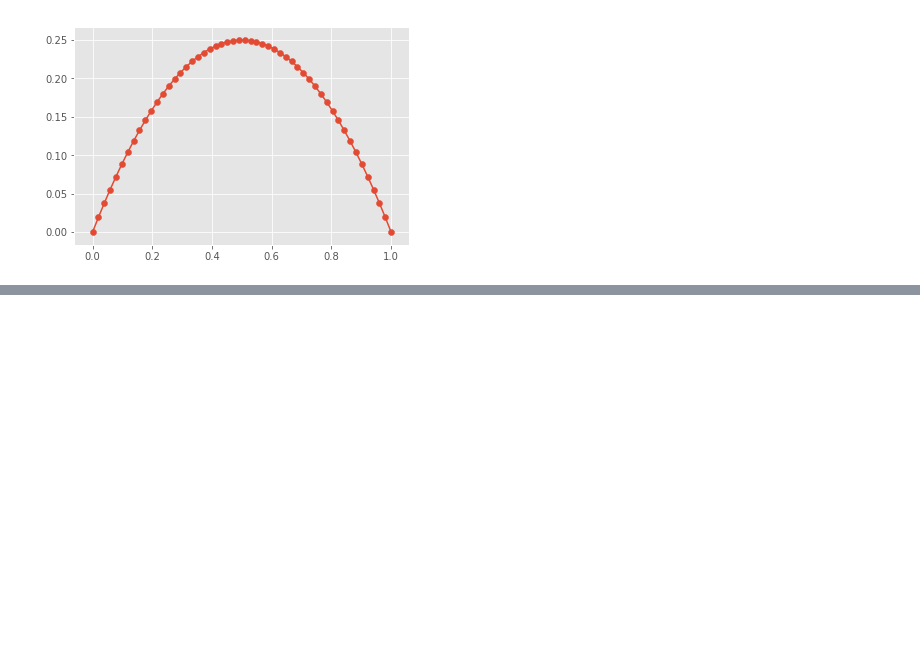
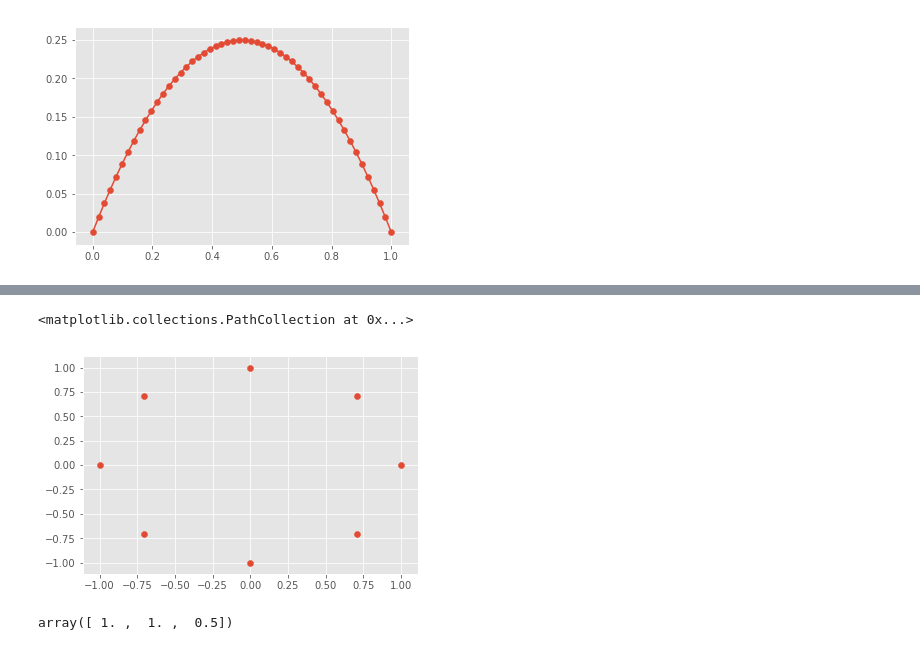
Before and after one commit to mtsodf/estudo_fem, a Jupyter notebook: multigrid/GaussSeidel.ipynb, the cells around one changed output, grey strips where cells are left out. Saved outputs shown, nothing was run; the diff lists cells and outputs as text; code cells hidden in the pictures; blank space fills up the shorter version.

```diff
--- a/multigrid/GaussSeidel.ipynb
+++ b/multigrid/GaussSeidel.ipynb
@@ -116,0 +170,9 @@ plt.plot(x_n,y)
+# %%
+plt.scatter(np.cos(theta), np.sin(theta))
+# %% [output]
+<matplotlib.collections.PathCollection at 0x...>
+[figure, added]
+# %%
+1/(np.array([2.0,2.0,3.0]) - 1)
+# %% [output]
+array([ 1. ,  1. ,  0.5])
```
Also changed, not shown: parts of 13 cells of this notebook.
